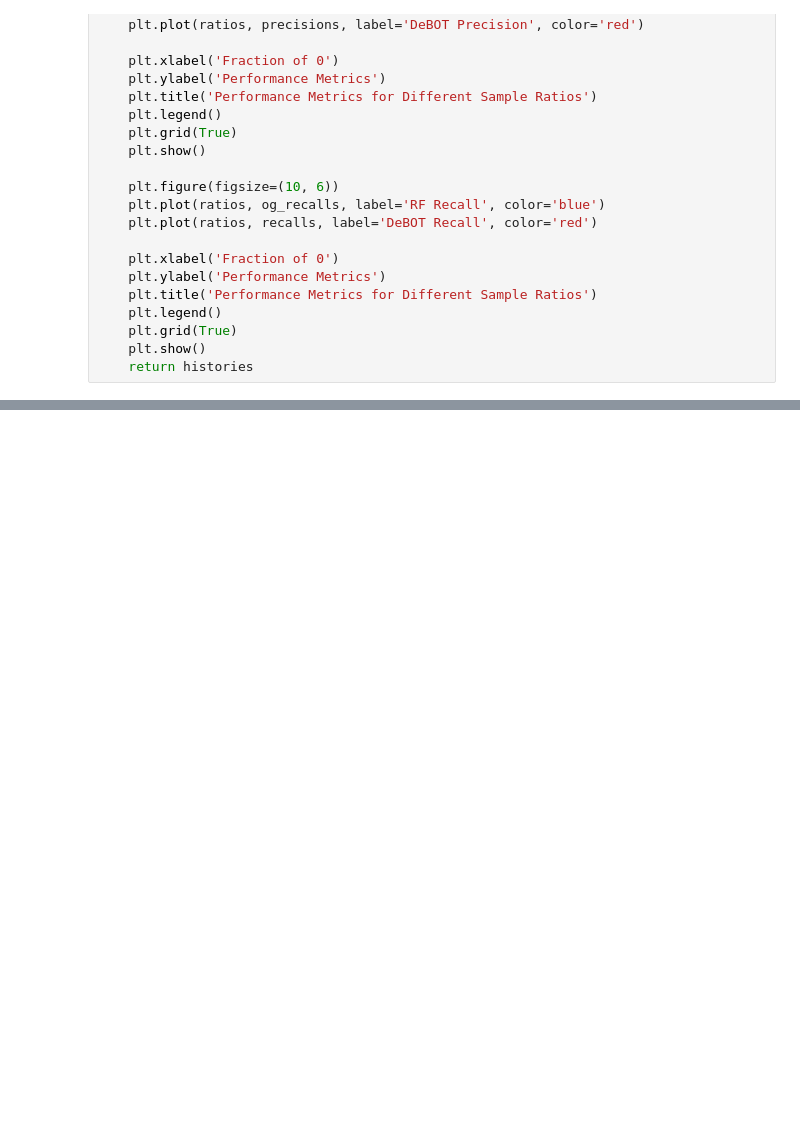
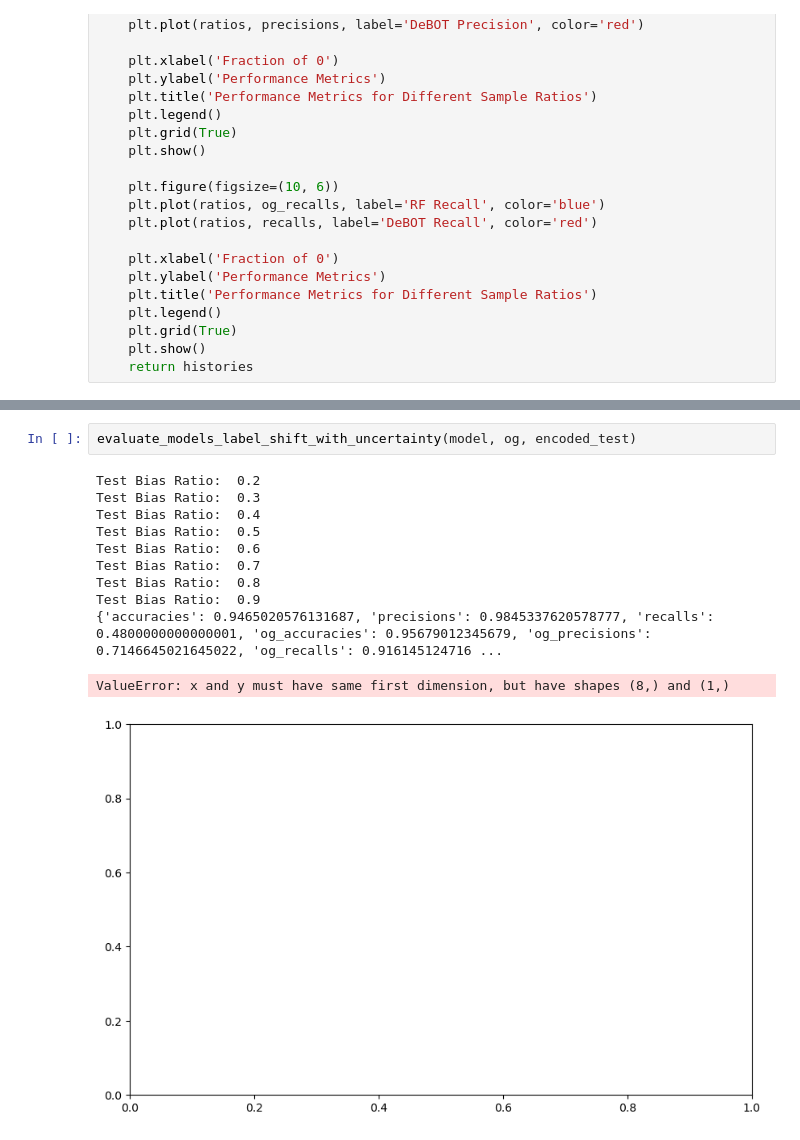
Before and after one commit to ronsh9/Moving-Majority, a Jupyter notebook: experiments/Experiment 1 - MNIST Shin.ipynb, the cells around one changed output, grey strips where cells are left out. Cells and saved outputs as stored; diff of their text form; blank space fills up the shorter version.

```diff
--- a/experiments/Experiment 1 - MNIST Shin.ipynb
+++ b/experiments/Experiment 1 - MNIST Shin.ipynb
@@ -415,0 +485,14 @@ plot_threshold_history(histories[0.9])
+# %%
+evaluate_models_label_shift_with_uncertainty(model, og, encoded_test)
+# %% [output]
+Test Bias Ratio:  0.2
+Test Bias Ratio:  0.3
+Test Bias Ratio:  0.4
+Test Bias Ratio:  0.5
+Test Bias Ratio:  0.6
+Test Bias Ratio:  0.7
+Test Bias Ratio:  0.8
+Test Bias Ratio:  0.9
+{'accuracies': 0.9465020576131687, 'precisions': 0.9845337620578777, 'recalls': 0.4800000000000001, 'og_accuracies': 0.95679012345679, 'og_precisions': 0.7146645021645022, 'og_recalls': 0.916145124716 ...
+ValueError: x and y must have same first dimension, but have shapes (8,) and (1,)
+[figure, added]
```
Also changed, not shown: parts of 3 cells of this notebook, 2 other files.
